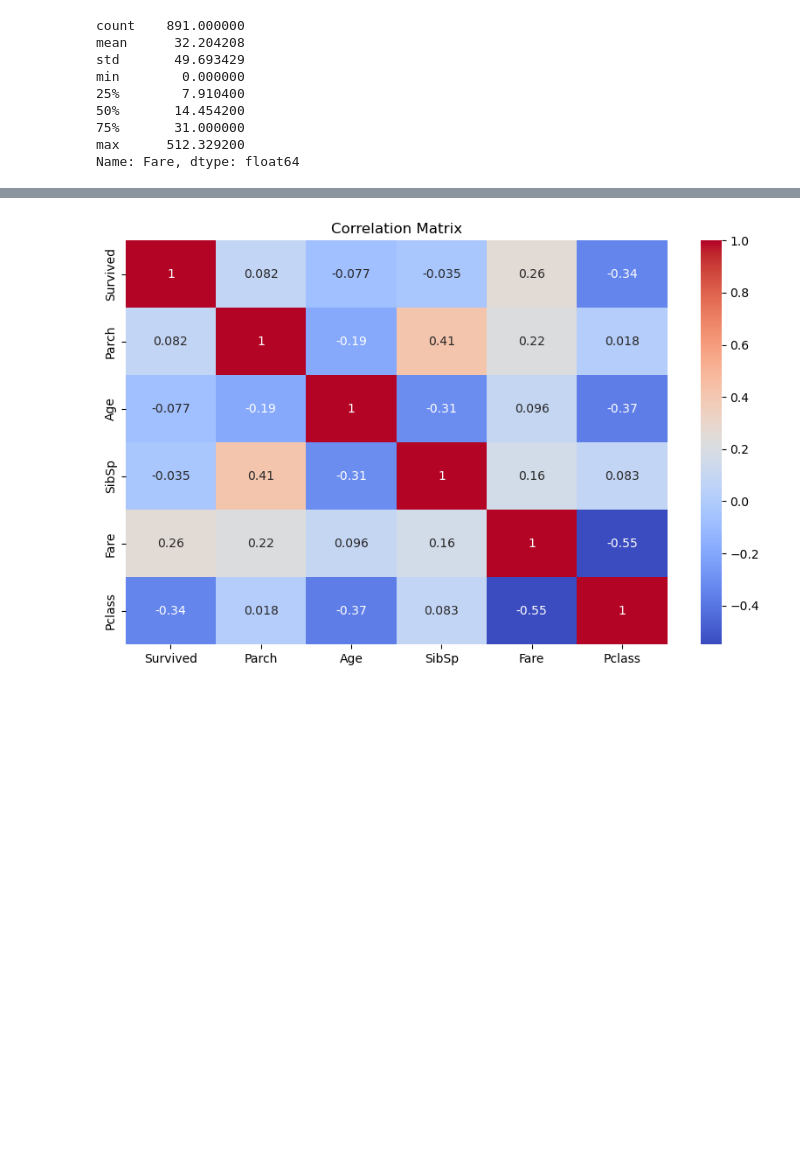
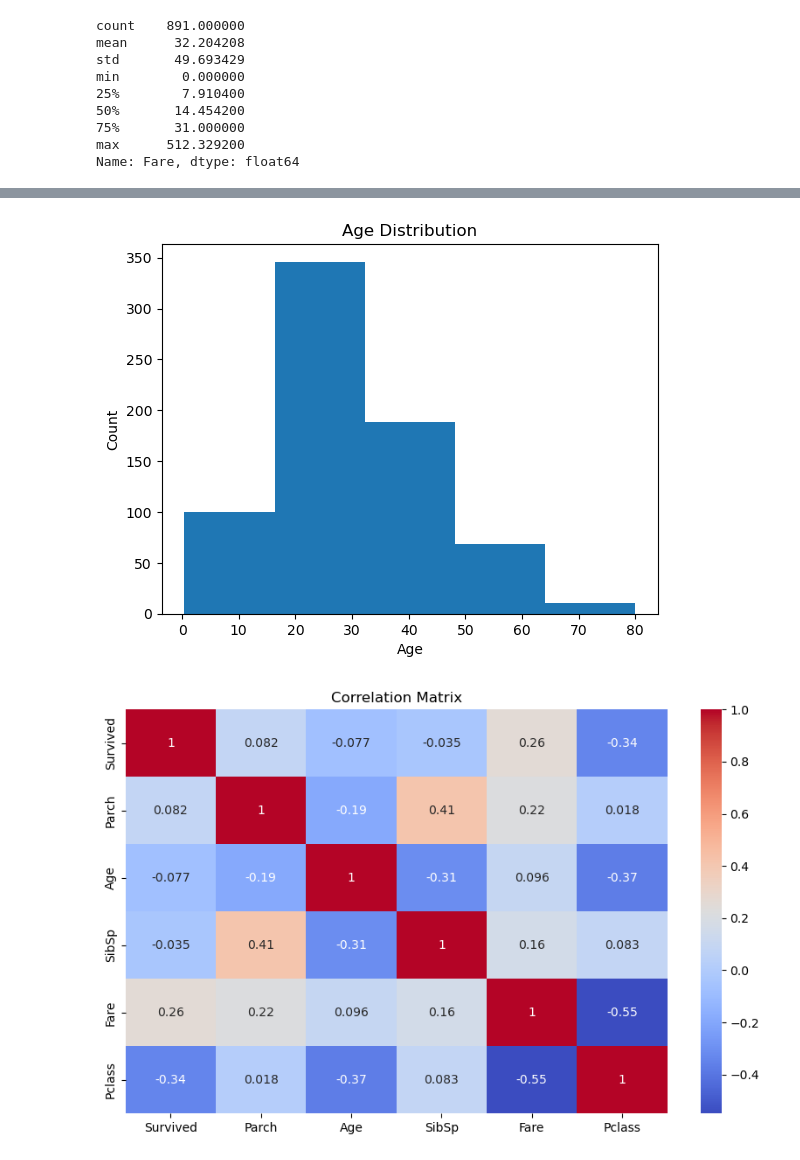
Before and after one commit to FellowOfYellow/TeamTanic, a Jupyter notebook: data.ipynb, the cells around one changed output, grey strips where cells are left out. Cells and saved outputs as stored; diff of their text form; code cells hidden in the pictures; blank space fills up the shorter version.

```diff
--- a/data.ipynb
+++ b/data.ipynb
@@ -106,0 +76,9 @@ Name: Fare, dtype: float64
+# %%
+df['Age'].hist(bins=5)
+plt.xlabel('Age')
+plt.ylabel('Count')
+plt.title('Age Distribution')
+plt.grid(False)
+plt.show()
+# %% [output]
+[figure, added]
```
Also changed, not shown: parts of 5 cells of this notebook, 2 other files.
